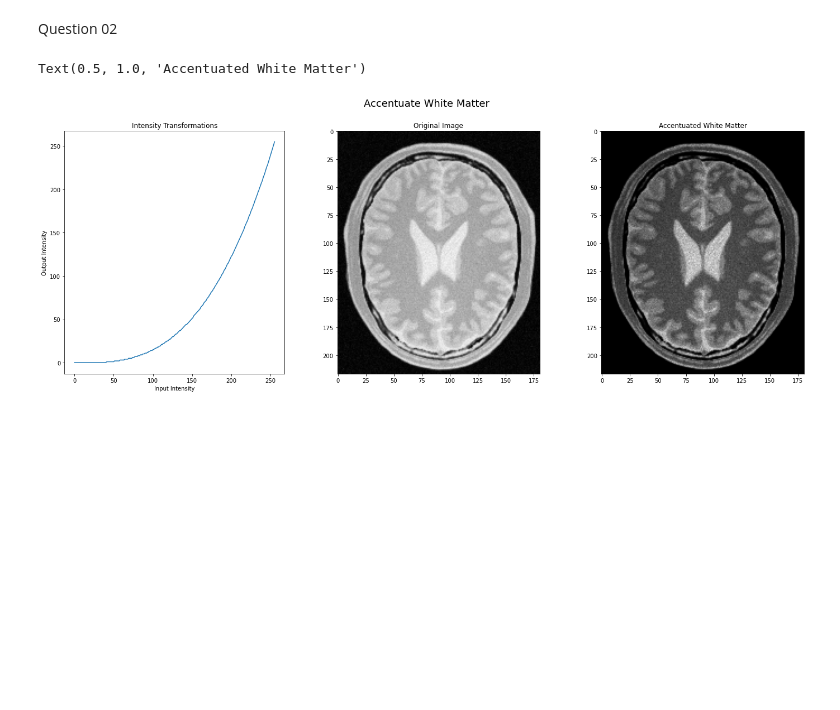
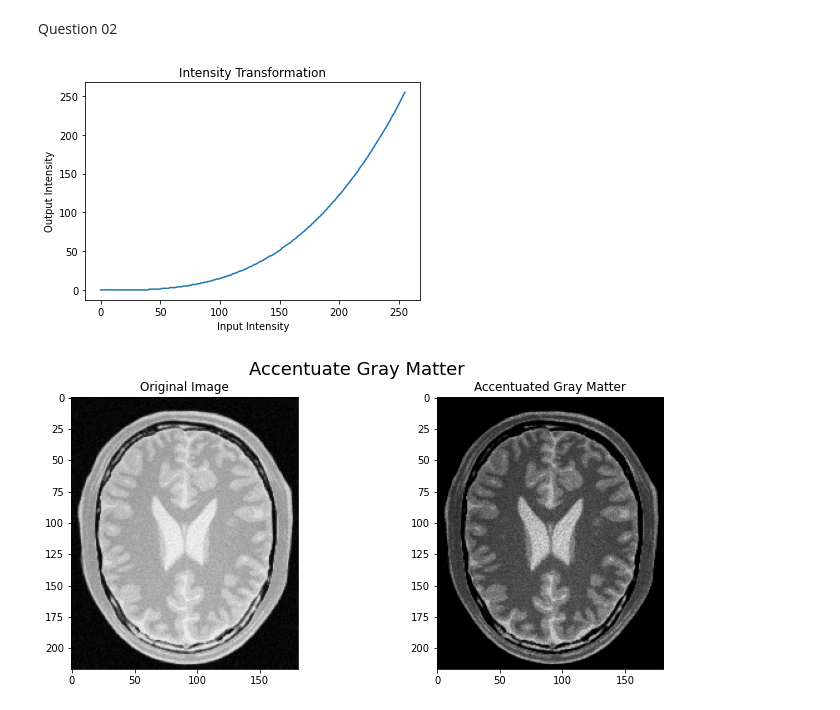
Before and after one commit to dakshinatharindu/Image-Processing, a Jupyter notebook: Assignment-01/190622R_a01.ipynb, the cells around one changed output. Cells and saved outputs as stored; diff of their text form; code cells hidden in the pictures; blank space fills up the shorter version.

```diff
--- a/Assignment-01/190622R_a01.ipynb
+++ b/Assignment-01/190622R_a01.ipynb
@@ -38,21 +38,26 @@ Question 02
 # %%
 im = cv.imread(r"brain_proton_density_slice.png", cv.IMREAD_GRAYSCALE)
 assert im is not None
 
 # accentuate white matter
 white_transform = np.array([((i / 255) ** 3) * 255 for i in range(0,256)],dtype=np.uint8)
 white_transformed_image = cv.LUT(im, white_transform)
-fig, ax = plt.subplots(1, 3, figsize=(24, 8))
-fig.suptitle("Accentuate White Matter", fontsize=18)
-ax[0].plot(white_transform)
-ax[0].set_title("Intensity Transformations")
-ax[0].set_xlabel("Input Intensity")
-ax[0].set_ylabel("Output Intensity")
-ax[1].imshow(im, cmap="gray", vmin=0, vmax=255)
-ax[1].set_title("Original Image")
-ax[2].imshow(white_transformed_image, cmap="gray", vmin=0, vmax=255)
-ax[2].set_title("Accentuated White Matter")
+
+fig, ax = plt.subplots()
+ax.plot(white_transform)
+ax.set_title("Intensity Transformation")
+ax.set_xlabel("Input Intensity")
+ax.set_ylabel("Output Intensity")
+plt.show()
+
+fig, ax = plt.subplots(1, 2, figsize=(12, 5))
+fig.suptitle("Accentuate Gray Matter", fontsize=18)
+ax[0].imshow(im, cmap="gray", vmin=0, vmax=255)
+ax[0].set_title("Original Image")
+ax[1].imshow(white_transformed_image, cmap="gray", vmin=0, vmax=255)
+ax[1].set_title("Accentuated Gray Matter")
+plt.show()
 # %% [output]
-Text(0.5, 1.0, 'Accentuated White Matter')
-[figure, old version]
+[figure, new version]
+[figure, added]
 # %%
```
Also changed, not shown: parts of 4 cells of this notebook.
